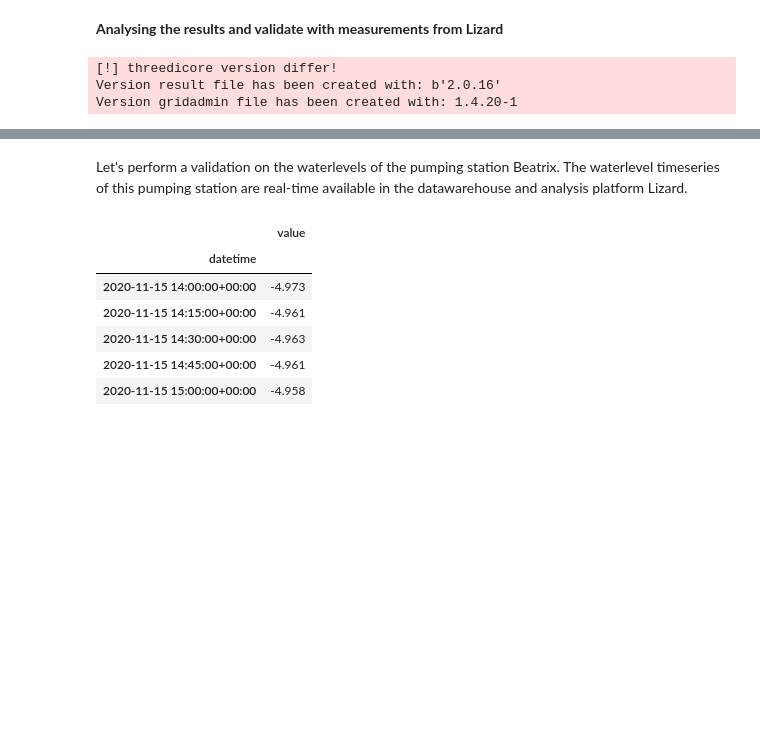
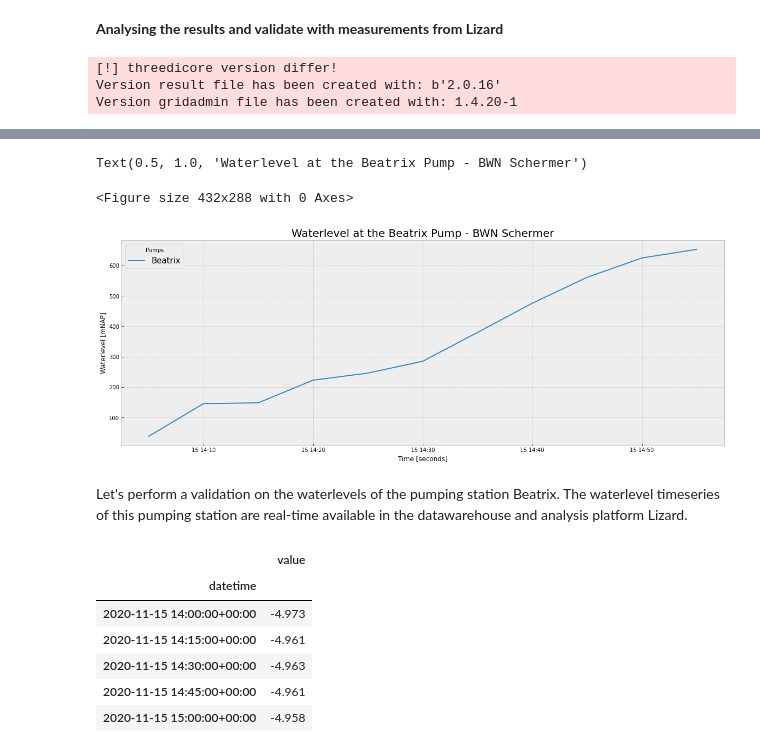
Before and after one commit to threedi/scripts-nens, a Jupyter notebook: Notebooks 3Di - API v3 - VD/notebook2 - using 3Di and Lizard together in one notebook/Notebook2 - 3Di and Lizard together in one Jupyter notebook.ipynb, the cells around one changed output, grey strips where cells are left out. Drawn from its saved outputs; the diff is of its cells as text; code cells hidden in the pictures; blank space fills up the shorter version.

```diff
--- a/Notebooks 3Di - API v3 - VD/notebook2 - using 3Di and Lizard together in one notebook/Notebook2 - 3Di and Lizard together in one Jupyter notebook.ipynb
+++ b/Notebooks 3Di - API v3 - VD/notebook2 - using 3Di and Lizard together in one notebook/Notebook2 - 3Di and Lizard together in one Jupyter notebook.ipynb
@@ -510,3 +484,25 @@ Text(0.5, 1.0, 'Waterlevels at two different pumps - BWN Schermer')
+# %%
+plt.figure()
+
+# If you want to change the size and shape of only this figure
+plt.figure(figsize=(20,7))
+
+# Plotting the timeseries of your selection
+plt.plot(model_ts[1:], model_wl[1:])
+
+# Defining the legend based on the nodes of your selection
+plt.legend(['Beatrix'], frameon=True, fontsize=15, title='Pumps')
+
+# Naming your axis
+plt.xlabel('Time [seconds]')
+plt.ylabel('Waterlevel [mNAP]')
+
+# Title of your Figure
+plt.title('Waterlevel at the Beatrix Pump - BWN Schermer', fontsize=20)
+# %% [output]
+Text(0.5, 1.0, 'Waterlevel at the Beatrix Pump - BWN Schermer')
+<Figure size 432x288 with 0 Axes>
+[figure, added]
 # %% [markdown]
 Let's perform a validation on the waterlevels of the pumping station Beatrix. The waterlevel timeseries of this pumping station are real-time available in the datawarehouse and analysis platform Lizard.
 # %%
```
Also changed, not shown: parts of 45 cells of this notebook.
